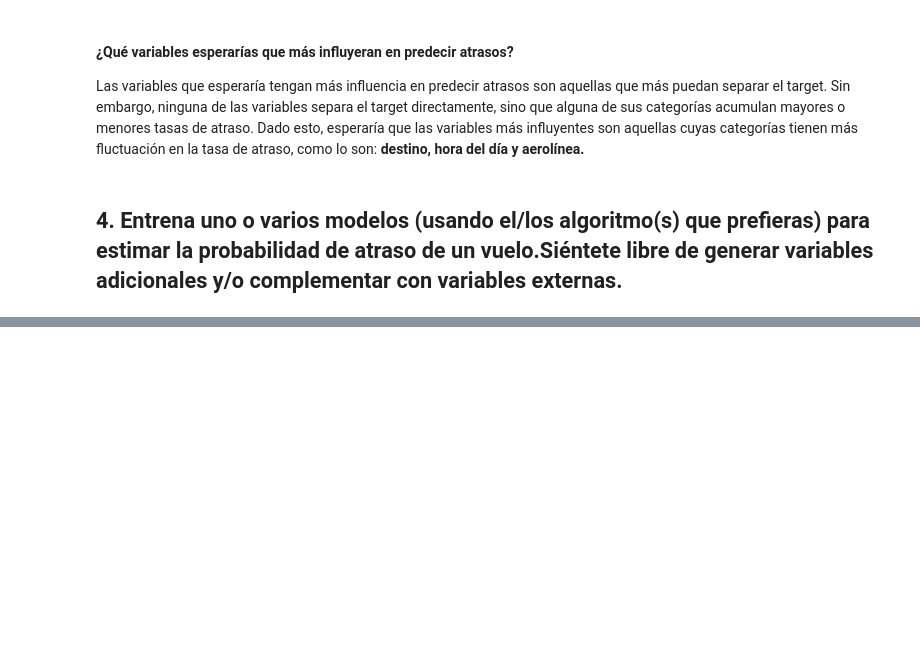
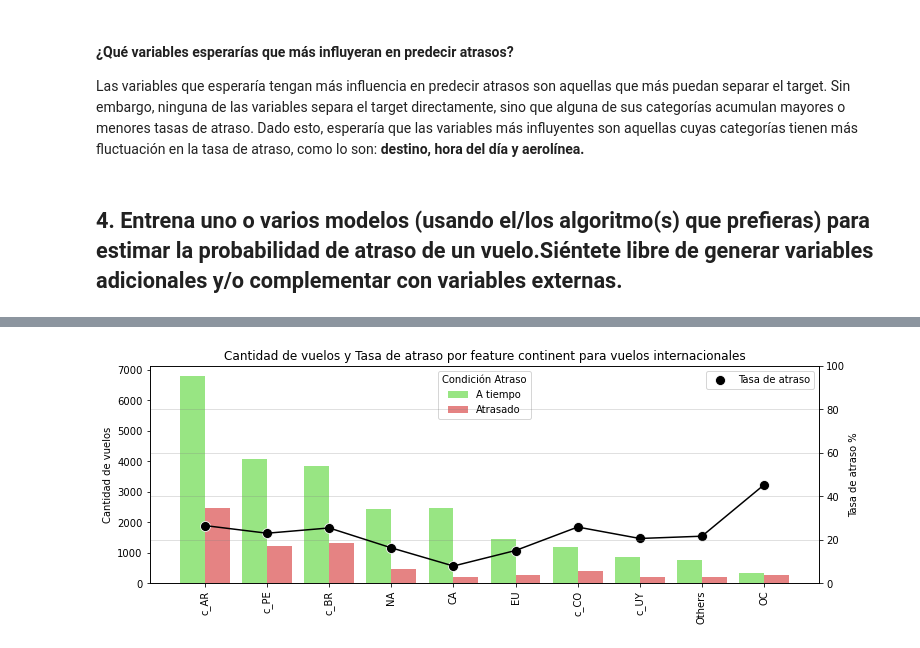
Before and after one commit to jesusfberrios/ds_challenge_latam, a Jupyter notebook: solution.ipynb, the cells around one changed output, grey strips where cells are left out. Saved outputs shown, nothing was run; the diff lists cells and outputs as text; code cells hidden in the pictures; blank space fills up the shorter version.

```diff
--- a/solution.ipynb
+++ b/solution.ipynb
@@ -662,0 +696,18 @@ Las variables que esperaría tengan más influencia en predecir atrasos son aque
+# %%
+dftemp = pd.read_csv('./additional_data/temp_2017.csv')
+
+dftemp['T. MEDIA'] = dftemp['T. MEDIA'].apply(lambda x: float(x.replace(' °C','')))
+dftemp['T. MÁX'] = dftemp['T. MÁX'].apply(lambda x: float(x.replace(' °C','')))
+dftemp['T. MÍN'] = dftemp['T. MÍN'].apply(lambda x: float(x.replace(' °C','')))
+dftemp['V. MEDIA VIENTO'] = dftemp['V. MEDIA VIENTO'].apply(lambda x: float(str(x).replace(' km/h','')))
+dftemp['PRESIÓN MEDIA'] = dftemp['PRESIÓN MEDIA'].apply(lambda x: float(x.replace(' hPa','')))
+
+
+dftemp.columns = ['month','day','temp_mid','temp_max','temp_min','wind_speed','mm','pressure','rr']
+dftemp['day'] = dftemp['day'].apply(lambda x: '0'+str(x) if len(str(x))==1 else str(x))
+dftemp.drop(['mm','rr'],axis=1,inplace=True)
+dftemp['date'] = dftemp.month.astype('str')+'-'+dftemp.day.astype('str')
+dftemp['date'] = dftemp.date.apply(lambda x: datetime.strptime(x,"%B-%d").replace(year=2017).strftime('%Y-%m-%d'))
+dftemp.drop(['month','day'],axis=1,inplace=True)
+dftemp.columns = list(dftemp.columns[0:-1])+['day']
+dftemp.head(2)
@@ -662,0 +785,25 @@ Las variables que esperaría tengan más influencia en predecir atrasos son aque
+# %%
+fig, axes = plt.subplots(1,1,figsize=(12,4))
+
+ax = axes
+sns.countplot(data=df4[df4.TIPOVUELO=='I'],x='continent',hue='atraso_15',\
+                    order=df4[df4.TIPOVUELO=='I'].continent.value_counts().index,
+                    ax=ax,palette=['#8FF573','#F57373'])
+legend_labels, _= ax.get_legend_handles_labels()
+ax.legend(legend_labels, ['A tiempo','Atrasado'], loc='upper center', title='Condición Atraso')
+ax.tick_params(axis='x', labelrotation = 90)
+
+ax2 = ax.twinx()
+ax2.set_ylim([0,100])
+y0= df4[(df4.atraso_15==1)&(df4.TIPOVUELO=='I')].continent.value_counts()/df4[df4.TIPOVUELO=='I'].continent.value_counts()*100
+y0 = y0.reindex(df4[df4.TIPOVUELO=='I'].continent.value_counts().index)
+sns.scatterplot(x=y0.index,y=y0,ax=ax2,color='k',s=100,label='Tasa de atraso')
+sns.lineplot(x=y0.index,y=y0,ax=ax2,color='k')
+
+ax.set_title('Cantidad de vuelos y Tasa de atraso por feature continent para vuelos internacionales')
+ax.set_ylabel('Cantidad de vuelos')
+ax2.set_ylabel('Tasa de atraso %')
+ax.set_xlabel('')
+ax2.grid(color='grey',linestyle='-',alpha=0.3)
+# %% [output]
+[figure, added]
```
Also changed, not shown: parts of 46 cells of this notebook.
